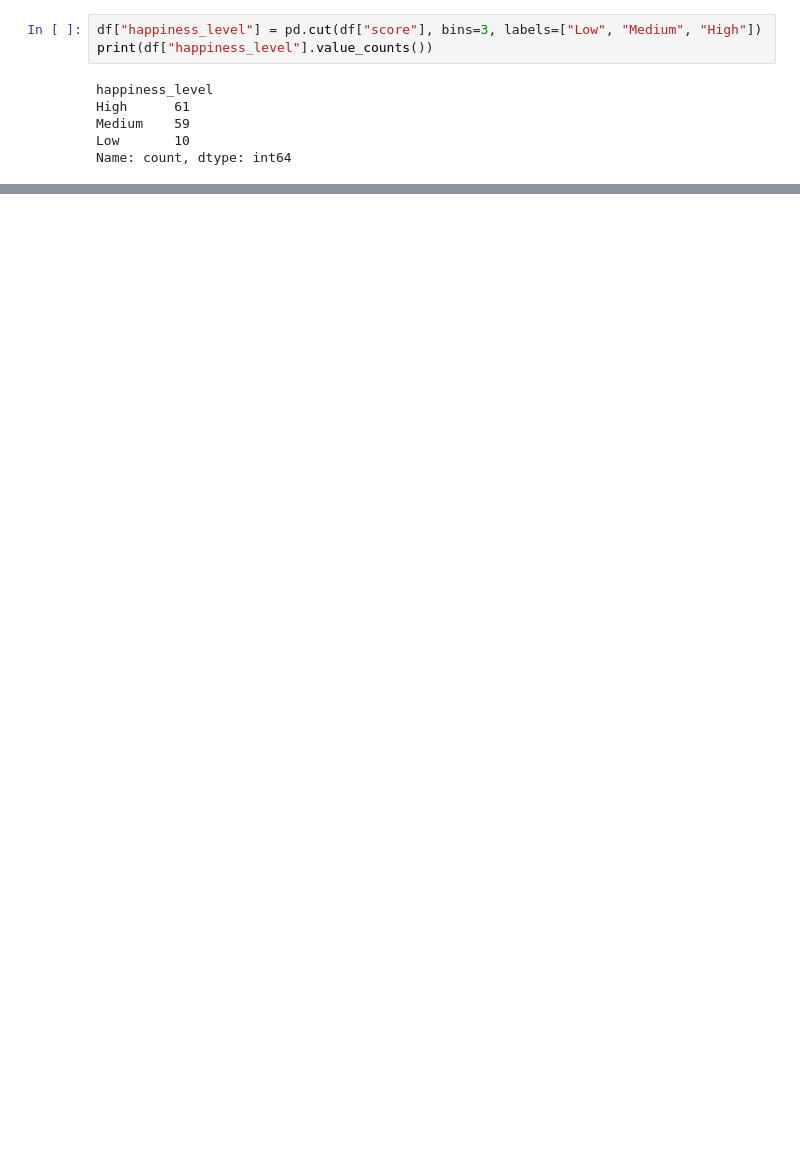
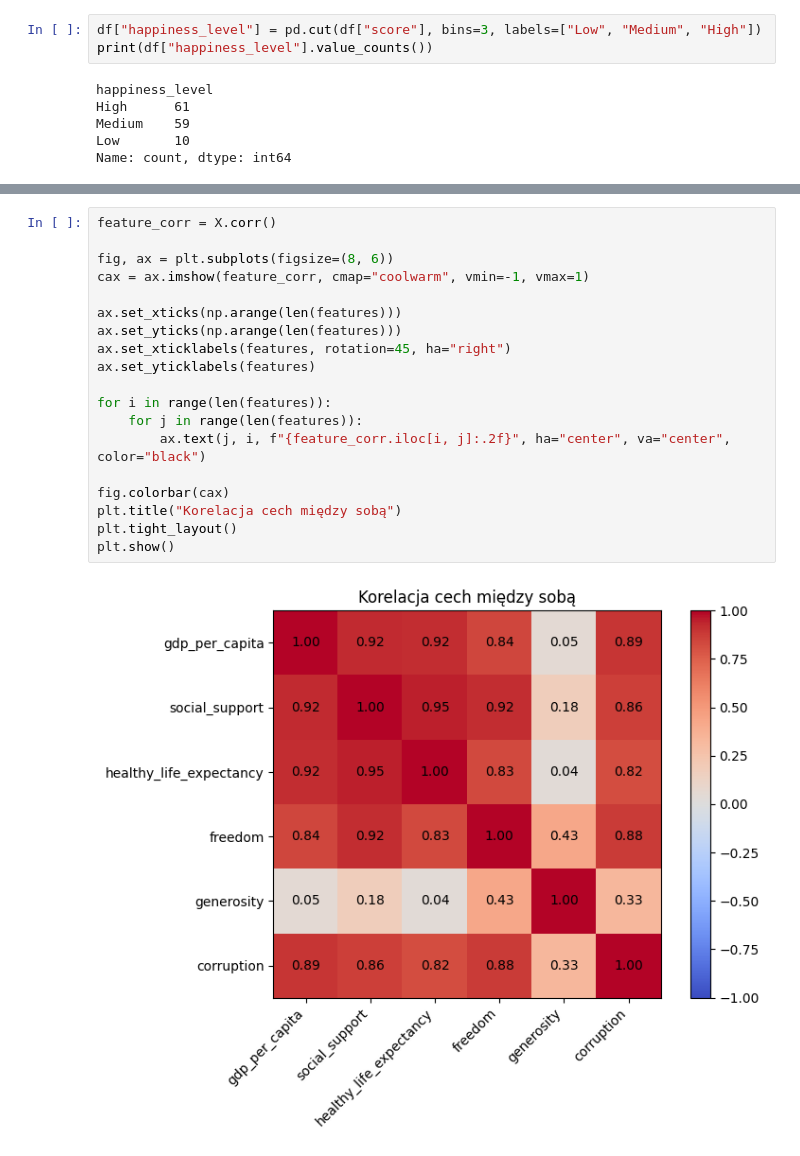
Before and after one commit to rosemint5/Machine-learning, a Jupyter notebook: wizualizacja.ipynb, the cells around one changed output, grey strips where cells are left out. Cells and saved outputs as stored; diff of their text form; blank space fills up the shorter version.

```diff
--- a/wizualizacja.ipynb
+++ b/wizualizacja.ipynb
@@ -131,0 +313,21 @@ Name: count, dtype: int64
+# %%
+feature_corr = X.corr()
+
+fig, ax = plt.subplots(figsize=(8, 6))
+cax = ax.imshow(feature_corr, cmap="coolwarm", vmin=-1, vmax=1)
+
+ax.set_xticks(np.arange(len(features)))
+ax.set_yticks(np.arange(len(features)))
+ax.set_xticklabels(features, rotation=45, ha="right")
+ax.set_yticklabels(features)
+
+for i in range(len(features)):
+    for j in range(len(features)):
+        ax.text(j, i, f"{feature_corr.iloc[i, j]:.2f}", ha="center", va="center", color="black")
+
+fig.colorbar(cax)
+plt.title("Korelacja cech między sobą")
+plt.tight_layout()
+plt.show()
+# %% [output]
+[figure, added]
```
Also changed, not shown: parts of 16 cells of this notebook.
